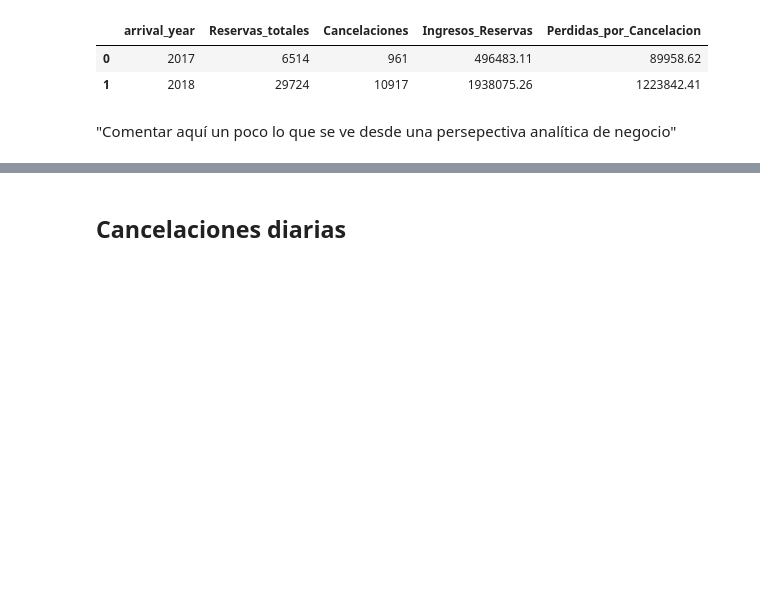
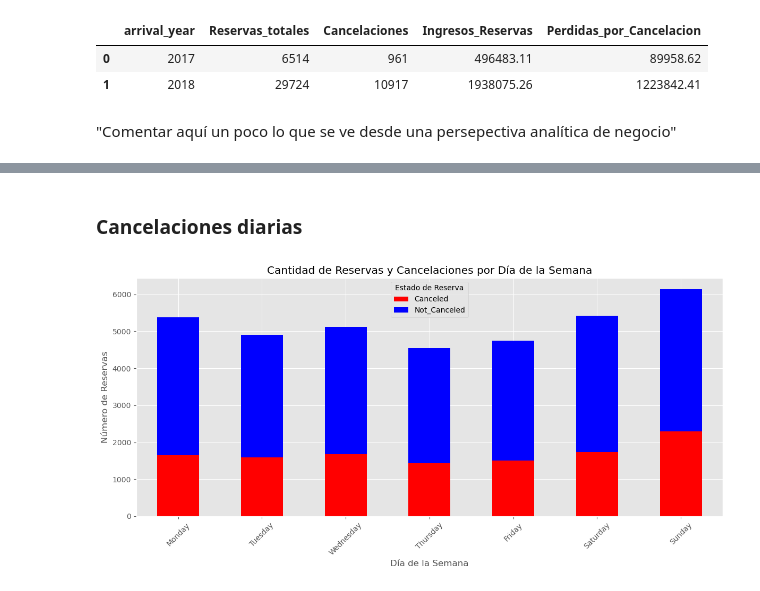
Before and after one commit to YacoCappelletti/analisis_reservas_hotel_dev, a Jupyter notebook: analisis_reservas_hotel_2.ipynb, the cells around one changed output, grey strips where cells are left out. Saved outputs shown, nothing was run; the diff lists cells and outputs as text; code cells hidden in the pictures; blank space fills up the shorter version.

Commit message:
Primera version que esta ma o meno. Queda pendiente agregar la columna en las tablas de "porncetaje de cancelaciones sobre el total" . La cosa va queriend, bien ahi wacho.

```diff
--- a/analisis_reservas_hotel_2.ipynb
+++ b/analisis_reservas_hotel_2.ipynb
@@ -539,4 +541,28 @@ display(monthly_reservations)
 | 16 | 2018 | 11 | 2333 | 848 | 36.35 | 10917 | ... |
 | 17 | 2018 | 12 | 2093 | 380 | 18.16 | 10917 | ... |
 # %% [markdown]
-## Cancelaciones diarias
+### Cancelaciones diarias
+# %%
+# Extraer el día de la semana de la columna 'arrival_date_complete'
+df['arrival_day_of_week'] = df['arrival_date_complete'].dt.day_name()
+
+# Agrupar por día de la semana y estado de reserva, y contar el número de reservas
+daily_reservations_by_status = df.groupby(['arrival_day_of_week', 'booking_status']).size().unstack(fill_value=0)
+
+# Reordenar los días de la semana para que estén en orden cronológico
+days_order = ['Monday', 'Tuesday', 'Wednesday', 'Thursday', 'Friday', 'Saturday', 'Sunday']
+daily_reservations_by_status = daily_reservations_by_status.reindex(days_order)
+
+# Crear un gráfico de barras apiladas
+daily_reservations_by_status.plot(kind='bar', stacked=True, figsize=(12, 6), color=['red','blue' ])
+
+# Configurar el gráfico
+plt.title('Cantidad de Reservas y Cancelaciones por Día de la Semana')
+plt.xlabel('Día de la Semana')
+plt.ylabel('Número de Reservas')
+plt.xticks(rotation=45)
+plt.legend(title='Estado de Reserva')
+plt.tight_layout()
+plt.show()
+# %% [output]
+[figure, added]
```
Also changed, not shown: parts of 43 cells of this notebook.
